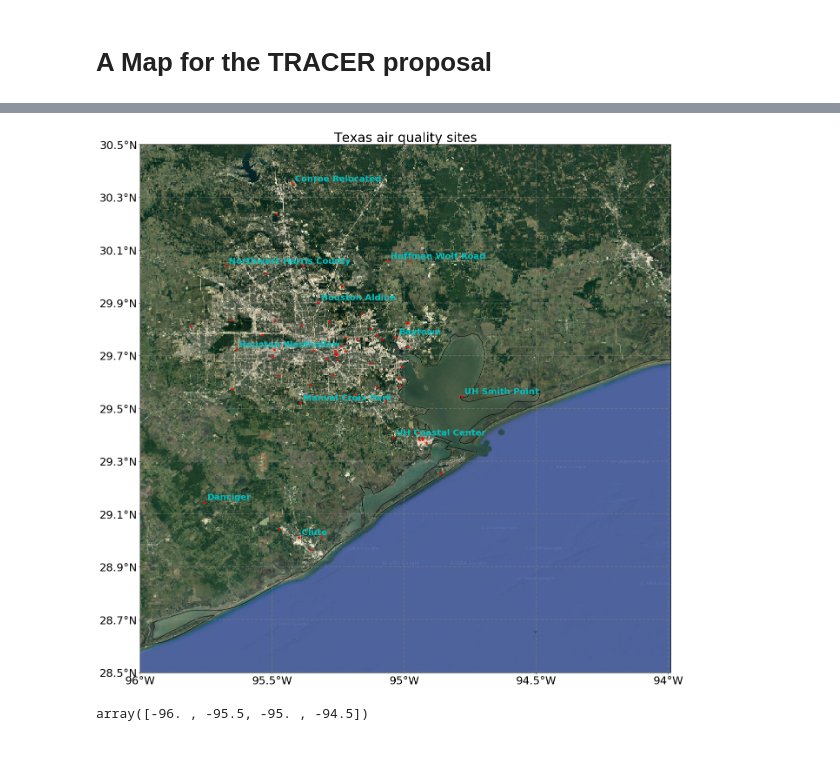
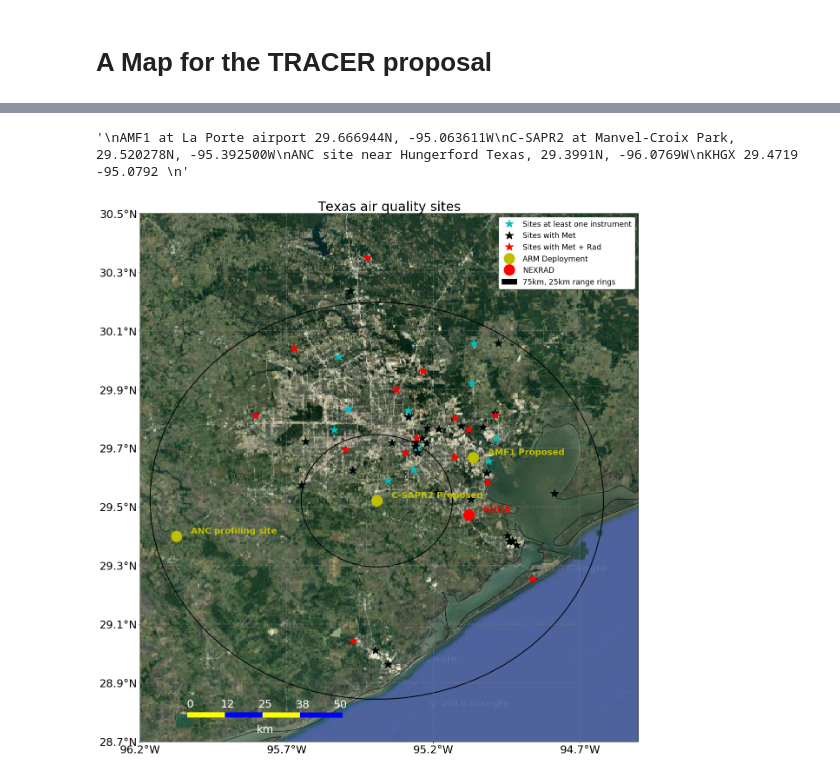
Before and after one commit to ARM-Development/TRACER, a Jupyter notebook: notebooks/TRACER_map.ipynb, the cells around one changed output, grey strips where cells are left out. Cells and saved outputs as stored; diff of their text form; code cells hidden in the pictures.

```diff
--- a/notebooks/TRACER_map.ipynb
+++ b/notebooks/TRACER_map.ipynb
@@ -88,0 +188,22 @@ Name: WSA, Length: 77, dtype: bool
+# %%
+basic_met = np.logical_and(does_it_have['Out Temp'], does_it_have['WDR'])
+rad = np.logical_and(does_it_have['Slr Rad'], basic_met)
+rad_sites = good_met[rad]
+basic_sites = good_met[basic_met]
+# %%
+"""
+AMF1 at La Porte airport 29.666944N, -95.063611W
+C-SAPR2 at Manvel-Croix Park, 29.520278N, -95.392500W
+ANC site near Hungerford Texas, 29.3991N, -96.0769W
+KHGX 29.4719  -95.0792
+"""
+# %% [output]
+'\nAMF1 at La Porte airport 29.666944N, -95.063611W\nC-SAPR2 at Manvel-Croix Park, 29.520278N, -95.392500W\nANC site near Hungerford Texas, 29.3991N, -96.0769W\nKHGX 29.4719  -95.0792 \n'
+# %%
+arm_sites = pd.DataFrame({'Latitude' : [29.666944, 29.520278, 29.3991],
+                         'Longitude' : [-95.063611, -95.392500, -96.0769],
+                         'SiteName' : ['AMF1 Proposed', 'C-SAPR2 Proposed', 'ANC profiling site']})
+
+nexrad_sites = pd.DataFrame({'Latitude' : [29.4719],
+                         'Longitude' : [-95.0792],
+                         'SiteName' : ['KHGX']})
@@ -91,7 +238,7 @@ i = 0
 plt.figure(figsize=[20,18])
 ax = plt.axes(projection=ccrs.PlateCarree())
 
-ex = [-96, -93.99, 28.5, 30.50001]
+ex = [-96.2, -94.5, 28.7, 30.50001]
 
 ax.set_extent(ex)
 
@@ -116,32 +263,56 @@ states_provinces = cfeature.NaturalEarthFeature(
 coast = cfeature.NaturalEarthFeature(category='physical', scale='10m', name='coastline')
 
 
 ax.add_feature(coast, edgecolor='k', facecolor='none')
 ax.add_feature(states_provinces, edgecolor='gray')
 
 request = cimgt.GoogleTiles(style='satellite')
-ax.add_image(request, 10, zorder=0)
+ax.add_image(request, 9, zorder=0)
 
 plt.xticks(fontsize=25)
 plt.yticks(fontsize=25)
 
 ax.set_xticks(lon_lines, crs=ccrs.PlateCarree())
 ax.set_yticks(lat_lines, crs=ccrs.PlateCarree())
 lon_formatter = LongitudeFormatter(zero_direction_label=True)
 lat_formatter = LatitudeFormatter()
 ax.xaxis.set_major_formatter(lon_formatter)
 ax.yaxis.set_major_formatter(lat_formatter)
 gl = ax.gridlines(crs = ccrs.PlateCarree(), draw_labels=False,
                   linewidth=2, color='gray', alpha=0.5, linestyle='--',
                  xlocs=lon_lines, ylocs=lat_lines)
 
 
 
 
 
+plot_points_from_df(good_met, 'c*', ssize=20, label='Sites at least one instrument')
+plot_points_from_df(basic_sites, 'k*', ssize=20, label='Sites with Met')
+plot_points_from_df(rad_sites, 'r*', ssize=20, label='Sites with Met + Rad')
+
+plot_points_from_df(arm_sites, 'yo', ssize=25, label='ARM Deployment')
+plot_text(arm_sites, dx=0.05, tcol='y')
+
+
+plot_points_from_df(nexrad_sites, 'ro', ssize=25, label='NEXRAD')
+plot_text(nexrad_sites, dx=0.05, tcol='r')
+
+
+rring(75)
+rring(25)
+
+extraString = '75km, 25km range rings'
+handles, labels = plt.gca().get_legend_handles_labels()
+handles.append(mpatches.Patch(color='k', label=extraString))
+
+
+
+scale_bar_left(plt.gca(), linewidth=12, fs=25, col='white', length=50)
+
+plt.legend(shadow=True, fontsize='xx-large', handles=handles)
 plt.title('Texas air quality sites', fontsize=30)
 plt.tight_layout()
 plt.savefig('../images/texas_HGB_sites.png')
 plt.show()
 # %% [output]
-[figure, old version]
+[figure, new version]
@@ -152,4 +318,0 @@ ax.gridlines?
-# %%
-lon_lines
-# %% [output]
-array([-96. , -95.5, -95. , -94.5])
```
Also changed, not shown: parts of 10 cells of this notebook, 1 other file.
